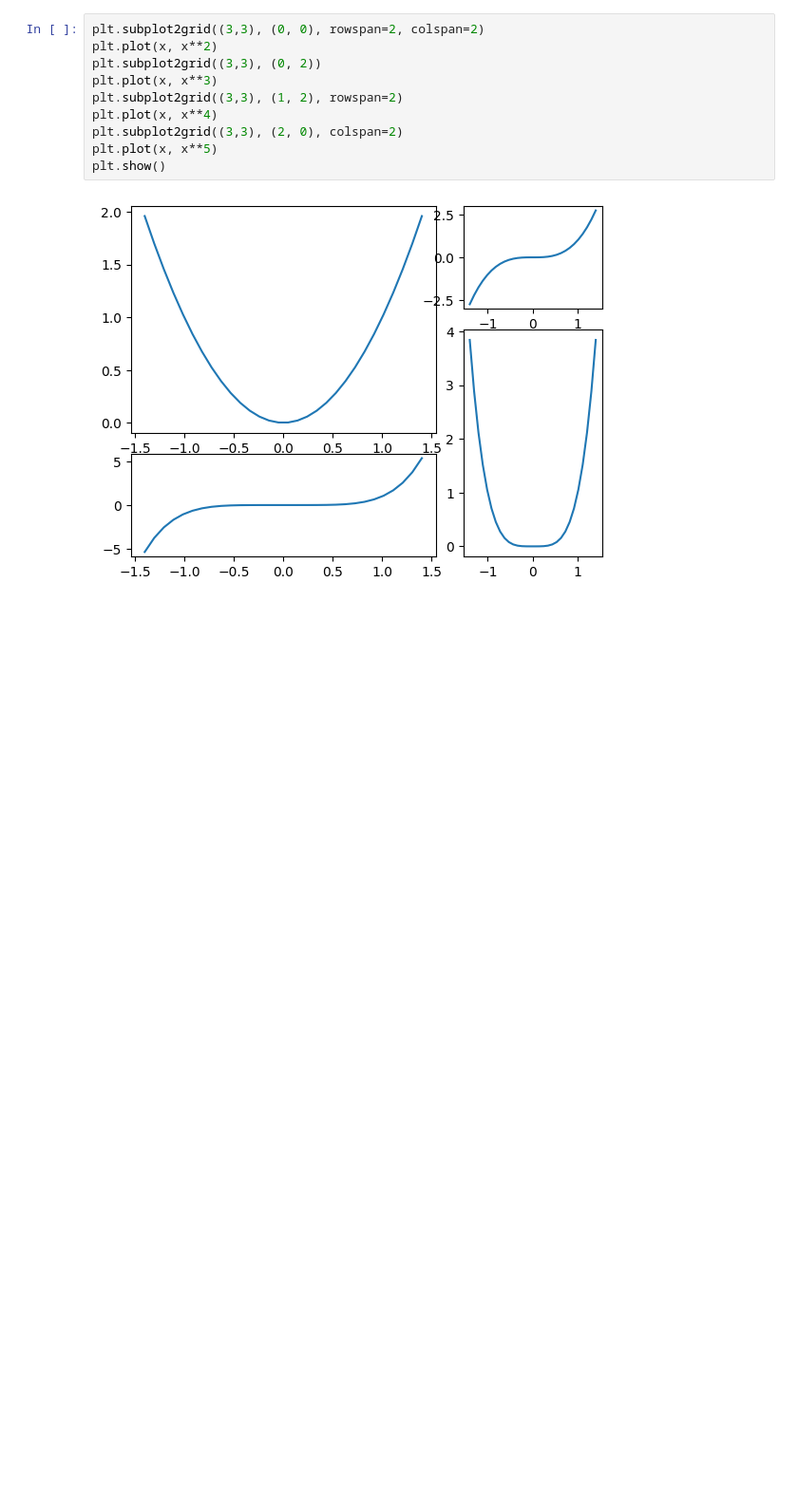
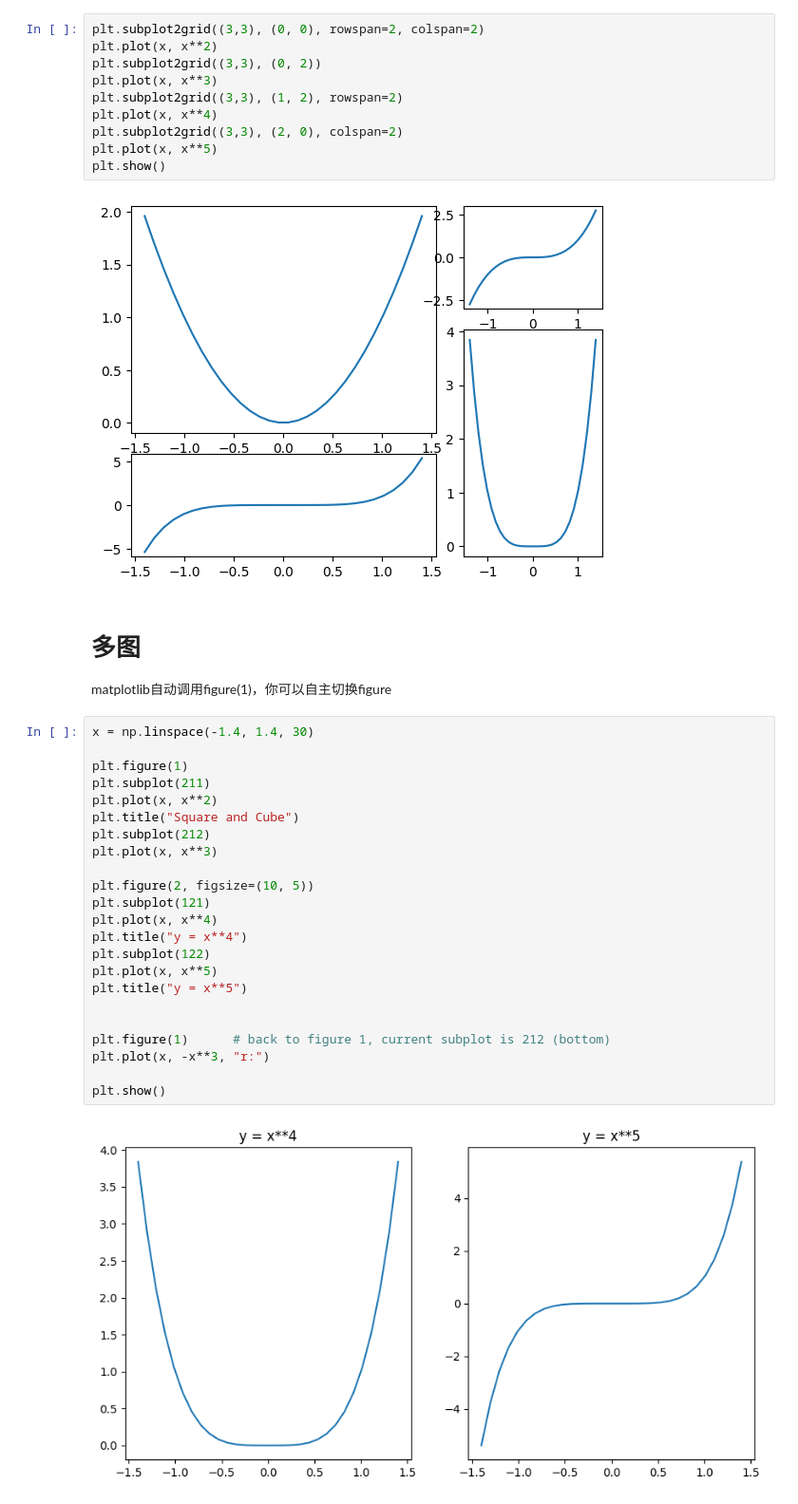
Before and after one commit to carlos19960601/mlnotes, a Jupyter notebook: hands-on-editionv3/matplotlib.ipynb, the cells around one changed output. Shown: that part at 95% size. Saved outputs shown, nothing was run; the diff lists cells and outputs as text; blank space fills up the shorter version.

```diff
--- a/hands-on-editionv3/matplotlib.ipynb
+++ b/hands-on-editionv3/matplotlib.ipynb
@@ -158,3 +159,32 @@ plt.plot(x, x**5)
 plt.show()
 # %% [output]
 [figure]
+# %% [markdown]
+# 多图
+
+matplotlib自动调用figure(1)，你可以自主切换figure
+# %%
+x = np.linspace(-1.4, 1.4, 30)
+
+plt.figure(1)
+plt.subplot(211)
+plt.plot(x, x**2)
+plt.title("Square and Cube")
+plt.subplot(212)
+plt.plot(x, x**3)
+
+plt.figure(2, figsize=(10, 5))
+plt.subplot(121)
+plt.plot(x, x**4)
+plt.title("y = x**4")
+plt.subplot(122)
+plt.plot(x, x**5)
+plt.title("y = x**5")
+
+
+plt.figure(1)      # back to figure 1, current subplot is 212 (bottom)
+plt.plot(x, -x**3, "r:")
+
+plt.show()
+# %% [output]
+[figure, added]
```
Also changed, not shown: parts of 6 cells of this notebook, 3 other files.
